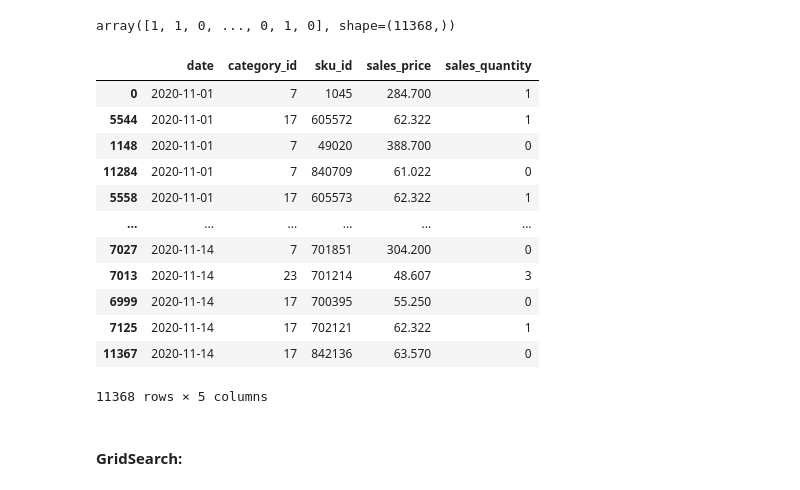
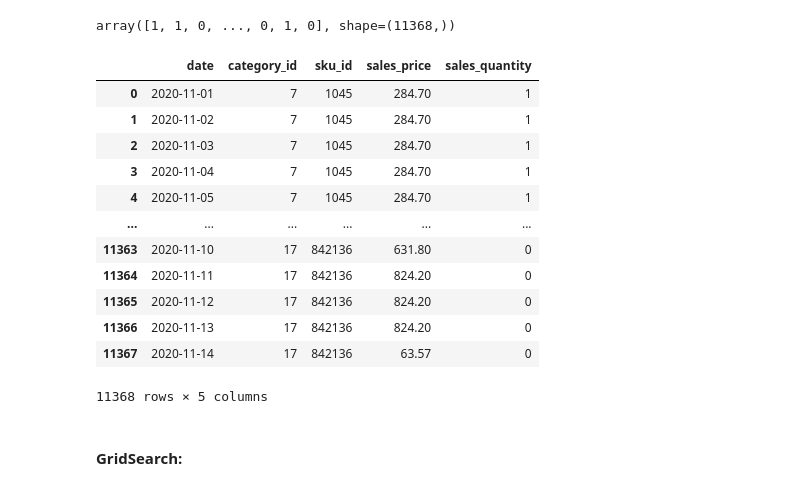
Before and after one commit to starovit/forecast-sales, a Jupyter notebook: notebooks/02_model.ipynb, the cells around one changed output. Cells and saved outputs as stored; diff of their text form; code cells hidden in the pictures.

Commit message:
Results Update : Future File Index was Sorted

```diff
--- a/notebooks/02_model.ipynb
+++ b/notebooks/02_model.ipynb
@@ -345,21 +345,20 @@ array([1, 1, 0, ..., 0, 1, 0], shape=(11368,))
 # %%
 # Add prediction
 df_future = load_and_prepare_data("../data/raw/df_future.csv", reset_index=False)
 df_future["sales_quantity"] = y_pred_test_int
-df_future
 # %% [output]
 |  | date | category_id | sku_id | sales_price | sales_quantity |
-| 0 | 2020-11-01 | 7 | 1045 | 284.700 | 1 |
-| 5544 | 2020-11-01 | 17 | 605572 | 62.322 | 1 |
-| 1148 | 2020-11-01 | 7 | 49020 | 388.700 | 0 |
-| 11284 | 2020-11-01 | 7 | 840709 | 61.022 | 0 |
-| 5558 | 2020-11-01 | 17 | 605573 | 62.322 | 1 |
+| 0 | 2020-11-01 | 7 | 1045 | 284.70 | 1 |
+| 1 | 2020-11-02 | 7 | 1045 | 284.70 | 1 |
+| 2 | 2020-11-03 | 7 | 1045 | 284.70 | 1 |
+| 3 | 2020-11-04 | 7 | 1045 | 284.70 | 1 |
+| 4 | 2020-11-05 | 7 | 1045 | 284.70 | 1 |
 | ... | ... | ... | ... | ... | ... |
-| 7027 | 2020-11-14 | 7 | 701851 | 304.200 | 0 |
-| 7013 | 2020-11-14 | 23 | 701214 | 48.607 | 3 |
-| 6999 | 2020-11-14 | 17 | 700395 | 55.250 | 0 |
-| 7125 | 2020-11-14 | 17 | 702121 | 62.322 | 1 |
-| 11367 | 2020-11-14 | 17 | 842136 | 63.570 | 0 |
+| 11363 | 2020-11-10 | 17 | 842136 | 631.80 | 0 |
+| 11364 | 2020-11-11 | 17 | 842136 | 824.20 | 0 |
+| 11365 | 2020-11-12 | 17 | 842136 | 824.20 | 0 |
+| 11366 | 2020-11-13 | 17 | 842136 | 824.20 | 0 |
+| 11367 | 2020-11-14 | 17 | 842136 | 63.57 | 0 |
 11368 rows × 5 columns
 # %%
 # Save prediction
```
Also changed, not shown: parts of 2 cells of this notebook, 1 other file.
